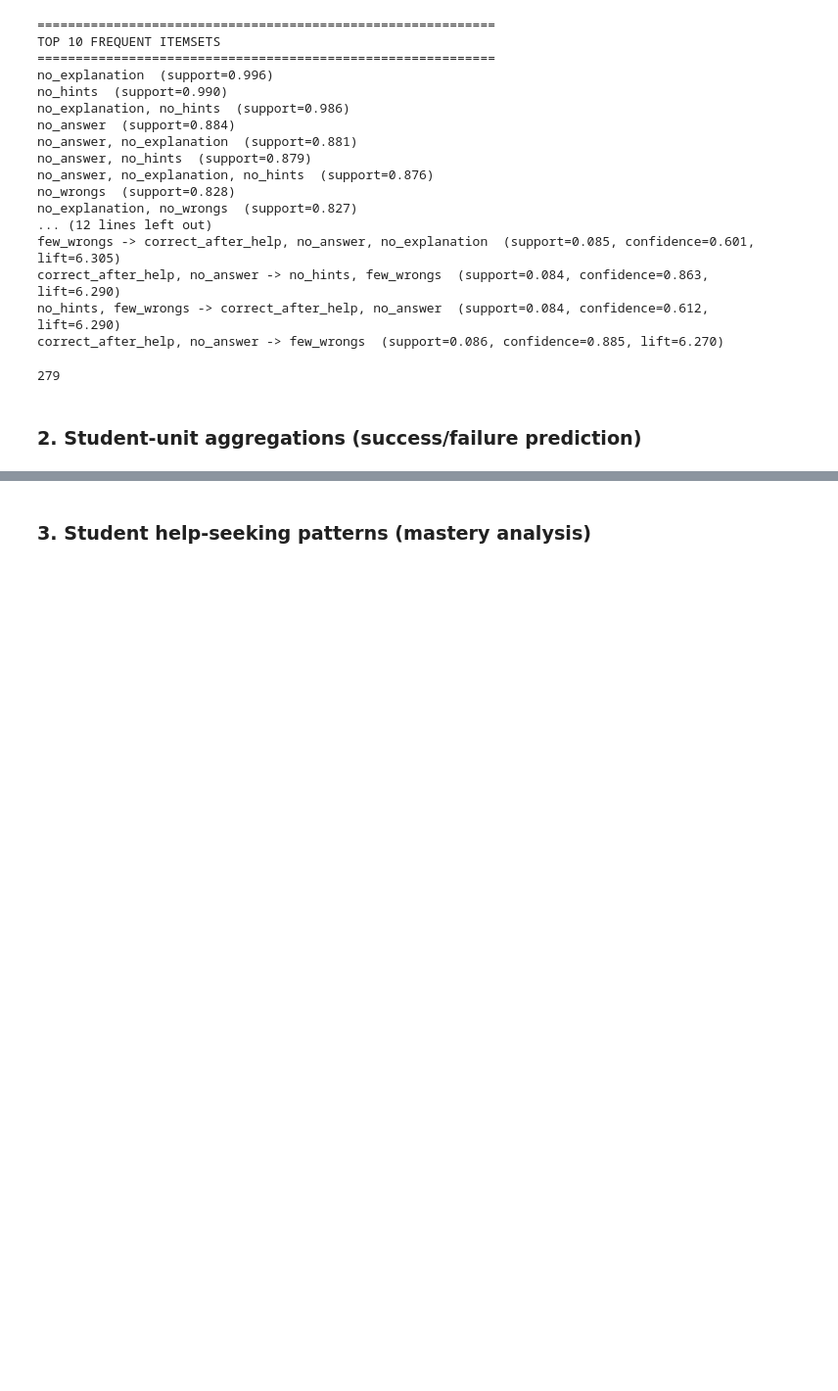
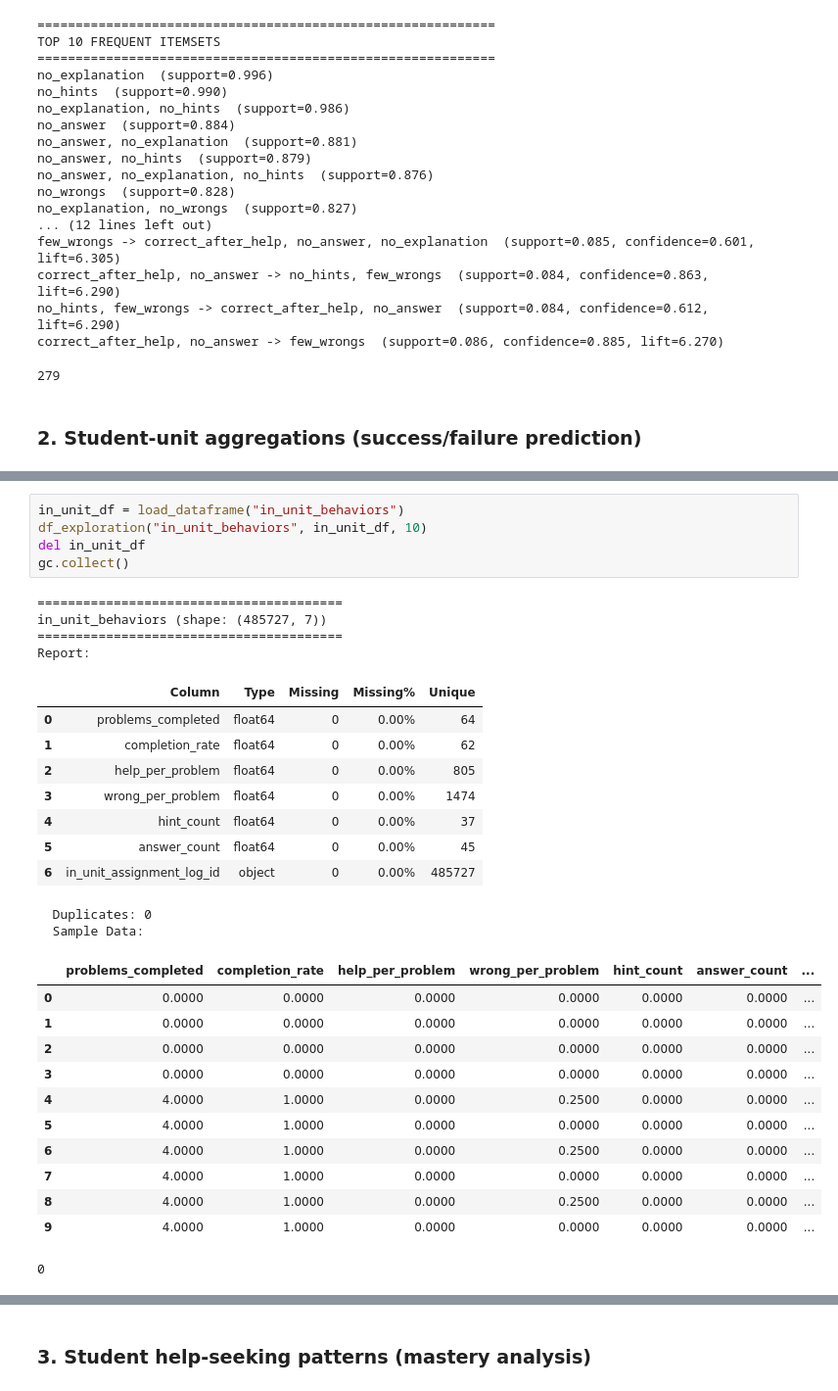
Before and after one commit to caineirb/CSC172-AssociationMining-Bautista, a Jupyter notebook: notebooks/asm_apriori.ipynb, the cells around one changed output, grey strips where cells are left out. Shown: that part at 98% size. Cells and saved outputs as stored; diff of their text form; blank space fills up the shorter version.

```diff
--- a/notebooks/asm_apriori.ipynb
+++ b/notebooks/asm_apriori.ipynb
@@ -952,0 +1193,32 @@ gc.collect()
+# %%
+in_unit_df = load_dataframe("in_unit_behaviors")
+df_exploration("in_unit_behaviors", in_unit_df, 10)
+del in_unit_df
+gc.collect()
+# %% [output]
+========================================
+in_unit_behaviors (shape: (485727, 7))
+========================================
+Report:
+|  | Column | Type | Missing | Missing% | Unique |
+| 0 | problems_completed | float64 | 0 | 0.00% | 64 |
+| 1 | completion_rate | float64 | 0 | 0.00% | 62 |
+| 2 | help_per_problem | float64 | 0 | 0.00% | 805 |
+| 3 | wrong_per_problem | float64 | 0 | 0.00% | 1474 |
+| 4 | hint_count | float64 | 0 | 0.00% | 37 |
+| 5 | answer_count | float64 | 0 | 0.00% | 45 |
+| 6 | in_unit_assignment_log_id | object | 0 | 0.00% | 485727 |
+  Duplicates: 0
+  Sample Data:
+|  | problems_completed | completion_rate | help_per_problem | wrong_per_problem | hint_count | answer_count | ... |
+| 0 | 0.0000 | 0.0000 | 0.0000 | 0.0000 | 0.0000 | 0.0000 | ... |
+| 1 | 0.0000 | 0.0000 | 0.0000 | 0.0000 | 0.0000 | 0.0000 | ... |
+| 2 | 0.0000 | 0.0000 | 0.0000 | 0.0000 | 0.0000 | 0.0000 | ... |
+| 3 | 0.0000 | 0.0000 | 0.0000 | 0.0000 | 0.0000 | 0.0000 | ... |
+| 4 | 4.0000 | 1.0000 | 0.0000 | 0.2500 | 0.0000 | 0.0000 | ... |
+| 5 | 4.0000 | 1.0000 | 0.0000 | 0.0000 | 0.0000 | 0.0000 | ... |
+| 6 | 4.0000 | 1.0000 | 0.0000 | 0.2500 | 0.0000 | 0.0000 | ... |
+| 7 | 4.0000 | 1.0000 | 0.0000 | 0.0000 | 0.0000 | 0.0000 | ... |
+| 8 | 4.0000 | 1.0000 | 0.0000 | 0.2500 | 0.0000 | 0.0000 | ... |
+| 9 | 4.0000 | 1.0000 | 0.0000 | 0.0000 | 0.0000 | 0.0000 | ... |
+0
```
Also changed, not shown: parts of 25 cells of this notebook, 1 other file.
